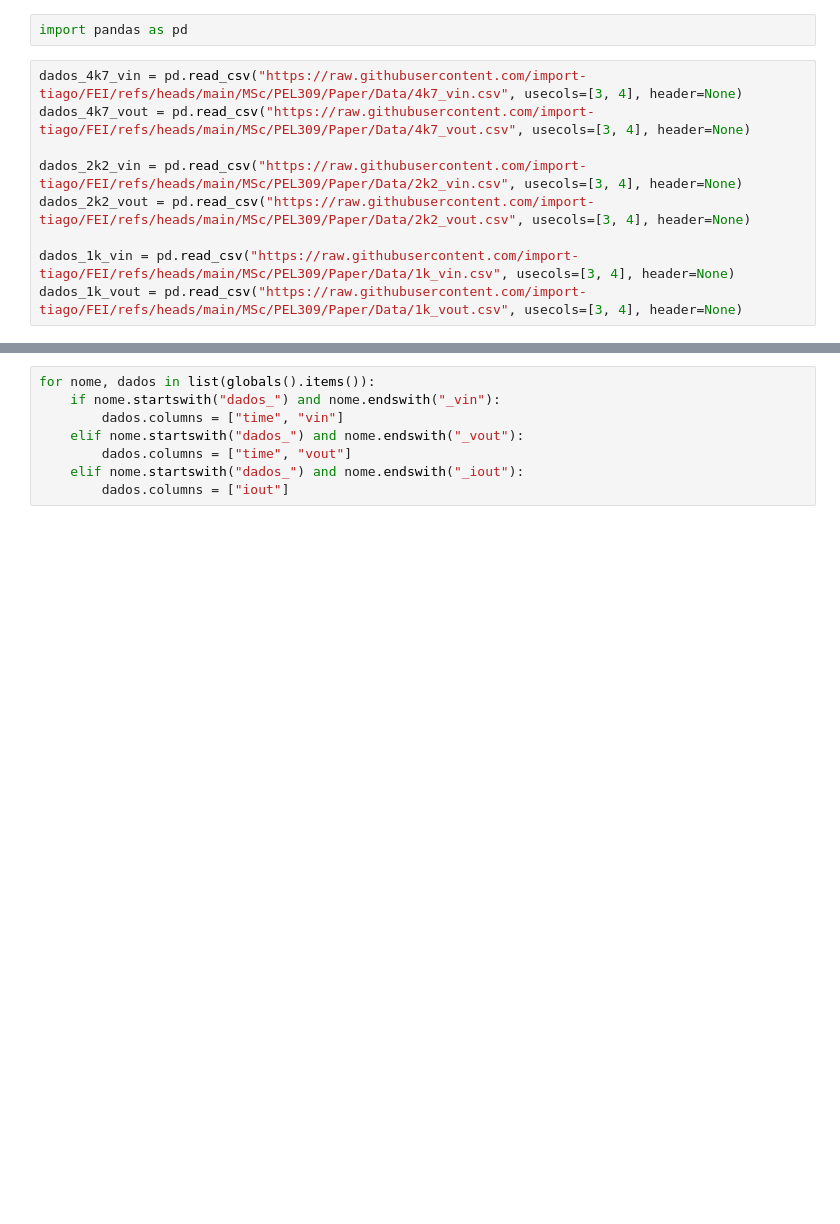
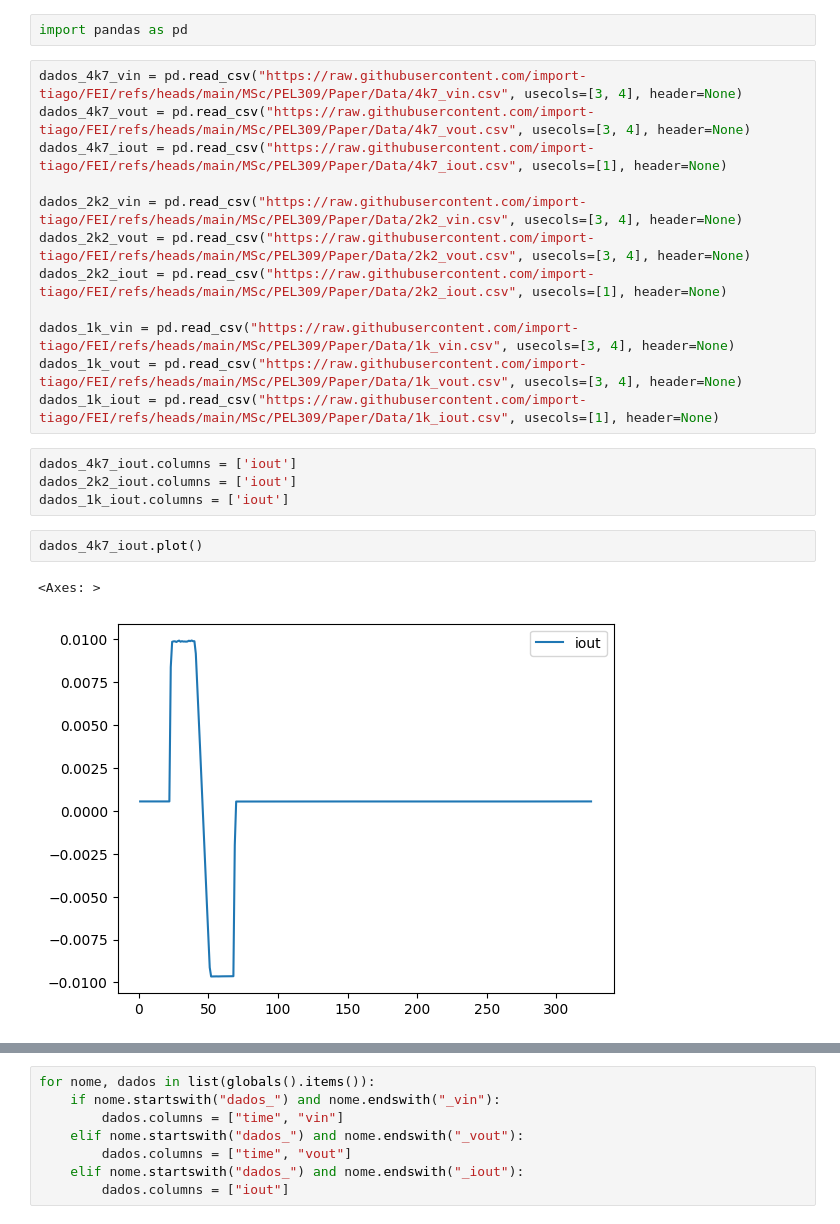
Before and after one commit to import-tiago/FEI, a Jupyter notebook: MSc/PEL309/Data Analysis/PEL309.ipynb, the cells around one changed output, grey strips where cells are left out. Drawn from its saved outputs; the diff is of its cells as text; blank space fills up the shorter version.

Commit message:
data collected with shunt

```diff
--- a/MSc/PEL309/Data Analysis/PEL309.ipynb
+++ b/MSc/PEL309/Data Analysis/PEL309.ipynb
@@ -3,9 +3,21 @@ import pandas as pd
 # %%
 dados_4k7_vin = pd.read_csv("https://raw.githubusercontent.com/import-tiago/FEI/refs/heads/main/MSc/PEL309/Paper/Data/4k7_vin.csv", usecols=[3, 4], header=None)
 dados_4k7_vout = pd.read_csv("https://raw.githubusercontent.com/import-tiago/FEI/refs/heads/main/MSc/PEL309/Paper/Data/4k7_vout.csv", usecols=[3, 4], header=None)
+dados_4k7_iout = pd.read_csv("https://raw.githubusercontent.com/import-tiago/FEI/refs/heads/main/MSc/PEL309/Paper/Data/4k7_iout.csv", usecols=[1], header=None)
 
 dados_2k2_vin = pd.read_csv("https://raw.githubusercontent.com/import-tiago/FEI/refs/heads/main/MSc/PEL309/Paper/Data/2k2_vin.csv", usecols=[3, 4], header=None)
 dados_2k2_vout = pd.read_csv("https://raw.githubusercontent.com/import-tiago/FEI/refs/heads/main/MSc/PEL309/Paper/Data/2k2_vout.csv", usecols=[3, 4], header=None)
+dados_2k2_iout = pd.read_csv("https://raw.githubusercontent.com/import-tiago/FEI/refs/heads/main/MSc/PEL309/Paper/Data/2k2_iout.csv", usecols=[1], header=None)
 
 dados_1k_vin = pd.read_csv("https://raw.githubusercontent.com/import-tiago/FEI/refs/heads/main/MSc/PEL309/Paper/Data/1k_vin.csv", usecols=[3, 4], header=None)
 dados_1k_vout = pd.read_csv("https://raw.githubusercontent.com/import-tiago/FEI/refs/heads/main/MSc/PEL309/Paper/Data/1k_vout.csv", usecols=[3, 4], header=None)
+dados_1k_iout = pd.read_csv("https://raw.githubusercontent.com/import-tiago/FEI/refs/heads/main/MSc/PEL309/Paper/Data/1k_iout.csv", usecols=[1], header=None)
+# %%
+dados_4k7_iout.columns = ['iout']
+dados_2k2_iout.columns = ['iout']
+dados_1k_iout.columns = ['iout']
+# %%
+dados_4k7_iout.plot()
+# %% [output]
+<Axes: >
+[figure, added]
```
Also changed, not shown: parts of 2 cells of this notebook, 18 other files.
